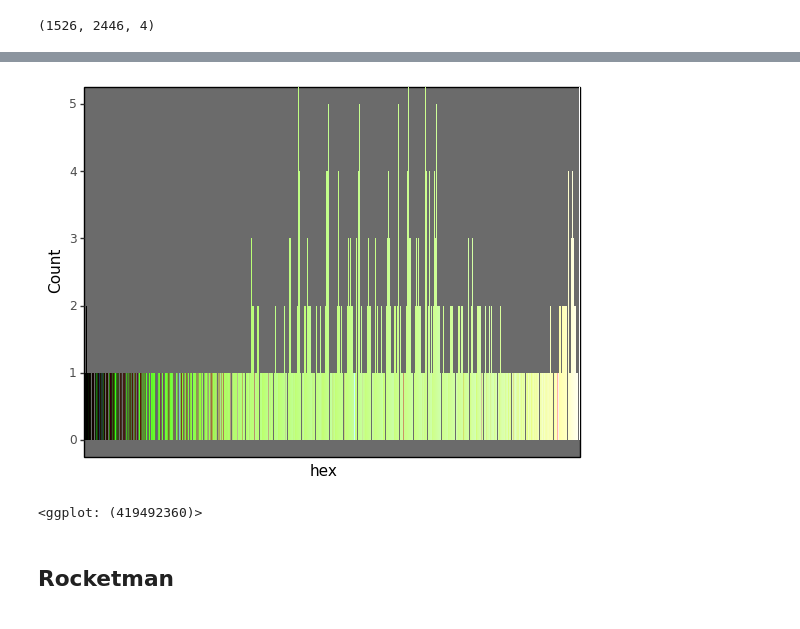
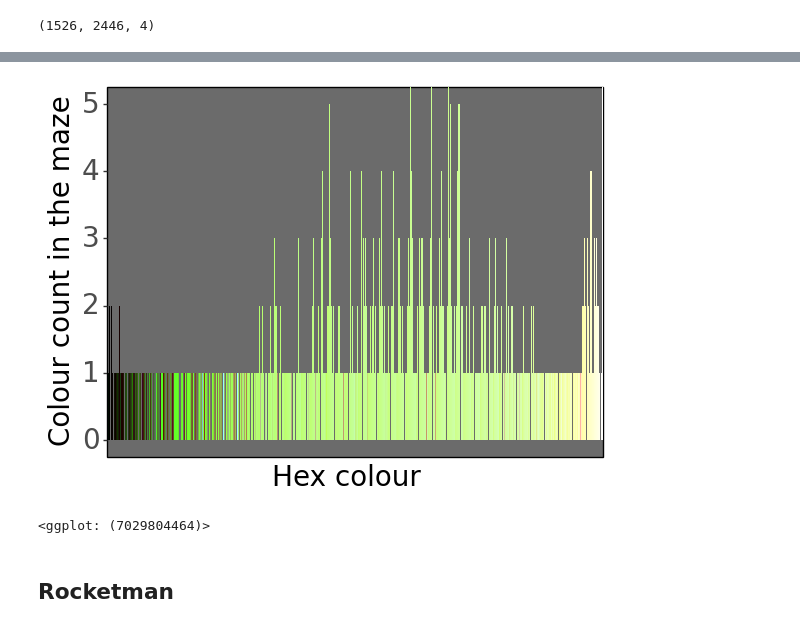
Before and after one commit to Shee-Ra/computer_vision, a Jupyter notebook: 2_2D_spatial_cross_correlation/notebooks/Exploring working with numpy and images.ipynb, the cells around one changed output, grey strips where cells are left out. Drawn from its saved outputs; the diff is of its cells as text; code cells hidden in the pictures.

```diff
--- a/2_2D_spatial_cross_correlation/notebooks/Exploring working with numpy and images.ipynb
+++ b/2_2D_spatial_cross_correlation/notebooks/Exploring working with numpy and images.ipynb
@@ -241,20 +244,24 @@ colours_agg.sort_values(['Count'],ascending=False)
 # %%
 hist=(ggplot(colours_agg)
       + geom_bar(aes(x='hex',y='Count',fill='hex'),
                 stat='identity')
+      + labs(x='Hex colour', y='Colour count in the maze')
       + scale_fill_manual(values=colours_agg.hex)
       + coord_cartesian(ylim=(0,5))
       + theme(legend_position='none',
+             axis_text_y=element_text(size=20),
+             axis_title_y=element_text(size=20),
+             axis_title_x=element_text(size=20),
              axis_text_x=element_blank(),
              axis_ticks_major_x=element_blank(),
              panel_grid=element_blank(),
              panel_background=element_rect(fill='#6b6b6b'),
              panel_border=element_rect(fill='#000000'))
 )
 hist
 # %% [output]
-[figure, old version]
+[figure, new version]
-<ggplot: (419492360)>
+<ggplot: (7029804464)>
 # %%
 save_as_pdf_pages([hist])
 # %% [markdown]
```
Also changed, not shown: parts of 16 cells of this notebook, 2 other files.
